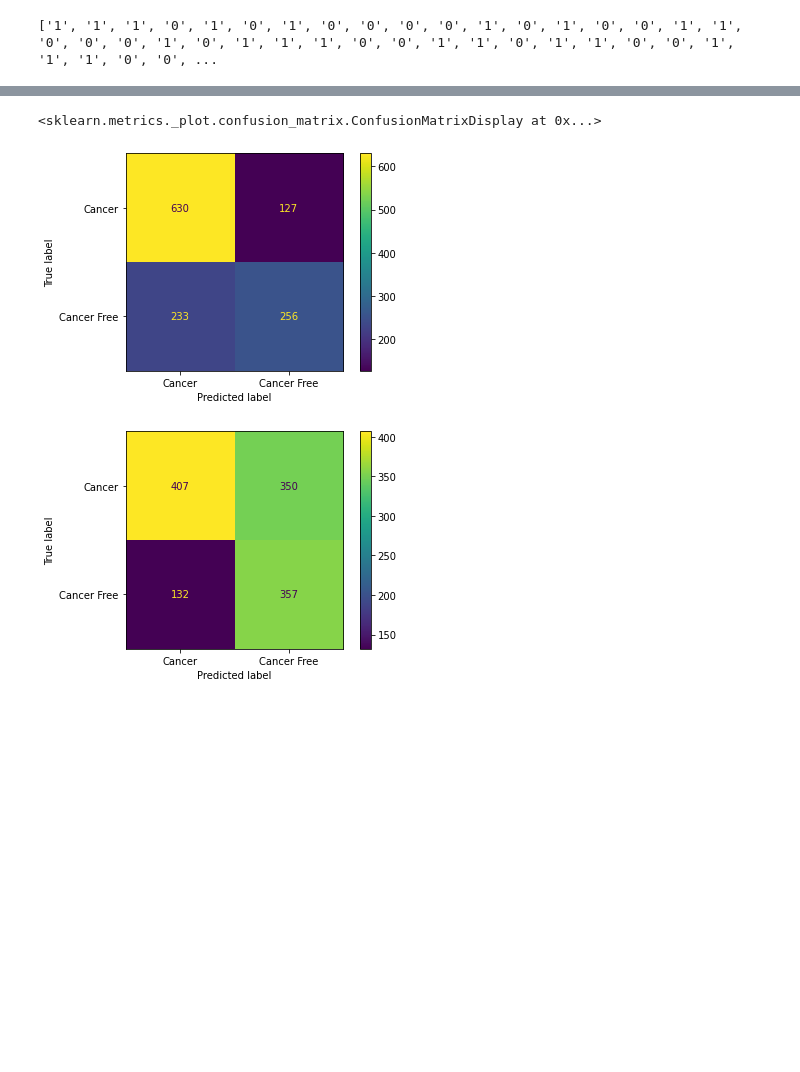
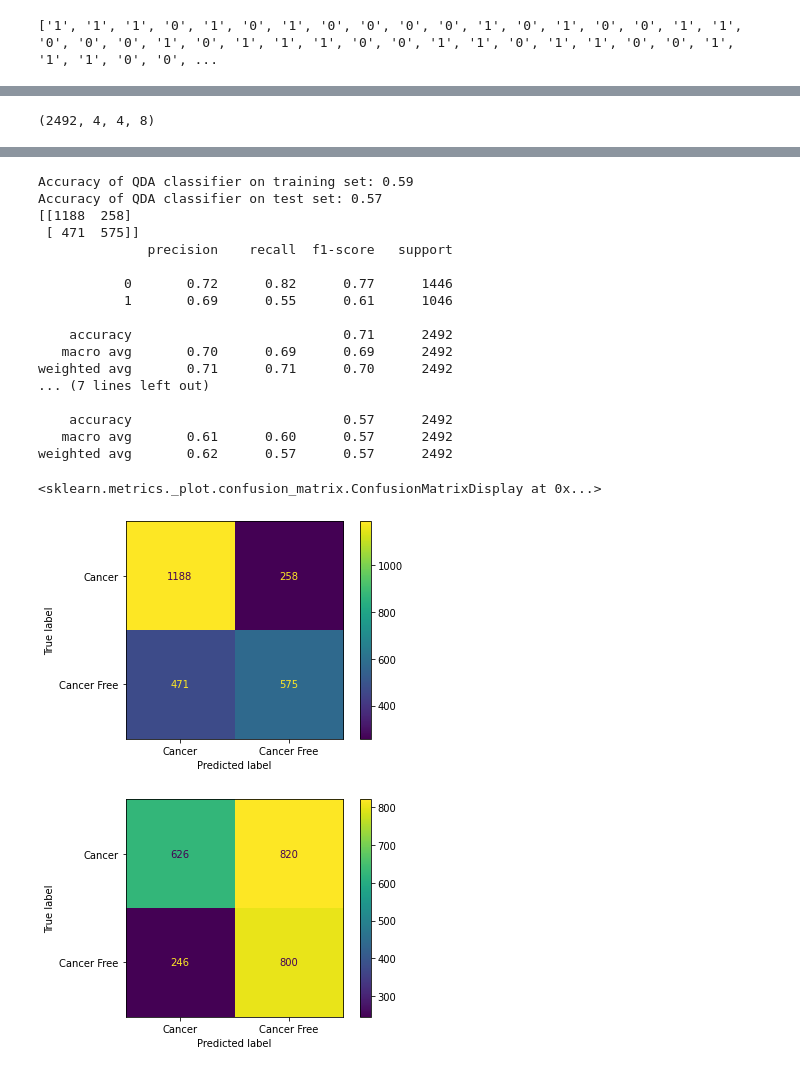
Before and after one commit to EMAT31530/ai-group-project-group-22, a Jupyter notebook: Autoencoder.ipynb, the cells around one changed output, grey strips where cells are left out. Saved outputs shown, nothing was run; the diff lists cells and outputs as text; code cells hidden in the pictures; blank space fills up the shorter version.

```diff
--- a/Autoencoder.ipynb
+++ b/Autoencoder.ipynb
@@ -220,3 +437,17 @@ def build_autoencoder_d(img_shape, code_size):
   decoder.add(Reshape(img_shape))
 
   return encoder, decoder
+# %%
+# Same as (32,32,3), we neglect the number of instances from shape
+IMG_SHAPE = X_SL.shape[1:]
+encoderC, decoderC = build_autoencoder_Conv(IMG_SHAPE, 20)
+
+inp = Input(IMG_SHAPE)
+code = encoderC(inp)
+reconstruction = decoderC(code)
+
+autoencoderC = Model(inp,reconstruction)
+opt = tf.keras.optimizers.Adam(0.001)
+autoencoderC.compile(optimizer=opt, loss='mse', metrics=['accuracy'])
+
+print(autoencoderC.summary())
@@ -420,30 +654,38 @@ from sklearn.metrics import confusion_matrix
+# %%
+codes_train_array = np.array(Conv_codes_train)
+codes_test_array = np.array(Conv_codes_test)
+print(codes_test_array.shape)
+codes_train = codes_train_array.reshape(9964,128)
+codes_test = codes_test_array.reshape(2492,128)
+# %% [output]
+(2492, 4, 4, 8)
 # %%
 from sklearn.metrics import classification_report, ConfusionMatrixDisplay
 from sklearn.metrics import confusion_matrix
 from sklearn.discriminant_analysis import LinearDiscriminantAnalysis
 lda = LinearDiscriminantAnalysis()
-lda.fit(codes_train, y_train)
+lda.fit(codes_train, SLy_train)
 print('Accuracy of LDA classifier on training set: {:.2f}'
-     .format(lda.score(codes_train, y_train)))
+     .format(lda.score(codes_train, SLy_train)))
 print('Accuracy of LDA classifier on test set: {:.2f}'
-     .format(lda.score(codes_test, y_test)))
+     .format(lda.score(codes_test, SLy_test)))
 
 from sklearn.discriminant_analysis import QuadraticDiscriminantAnalysis
 qda = QuadraticDiscriminantAnalysis()
-qda.fit(codes_train, y_train)
+qda.fit(codes_train, SLy_train)
 print('Accuracy of QDA classifier on training set: {:.2f}'
-     .format(qda.score(codes_train, y_train)))
+     .format(qda.score(codes_train, SLy_train)))
 print('Accuracy of QDA classifier on test set: {:.2f}'
-     .format(qda.score(codes_test, y_test)))
+     .format(qda.score(codes_test, SLy_test)))
 
 y_pred_lda = lda.predict(codes_test)
 y_pred_qda = qda.predict(codes_test)
 
-print(confusion_matrix(y_test, y_pred_lda))
-print(classification_report(y_test, y_pred_lda))
-print(confusion_matrix(y_test, y_pred_qda))
-print(classification_report(y_test, y_pred_qda))
+print(confusion_matrix(SLy_test, y_pred_lda))
+print(classification_report(SLy_test, y_pred_lda))
+print(confusion_matrix(SLy_test, y_pred_qda))
+print(classification_report(SLy_test, y_pred_qda))
 
-ConfusionMatrixDisplay.from_predictions(y_test, y_pred_lda, display_labels=['Cancer', 'Cancer Free'])
-ConfusionMatrixDisplay.from_predictions(y_test, y_pred_qda, display_labels=['Cancer', 'Cancer Free'])
+ConfusionMatrixDisplay.from_predictions(SLy_test, y_pred_lda, display_labels=['Cancer', 'Cancer Free'])
+ConfusionMatrixDisplay.from_predictions(SLy_test, y_pred_qda, display_labels=['Cancer', 'Cancer Free'])
 # %% [output]
@@ -467,3 +694,20 @@ weighted avg       0.66      0.61      0.62      1246
-<sklearn.metrics._plot.confusion_matrix.ConfusionMatrixDisplay at 0x...>
+Accuracy of QDA classifier on training set: 0.59
+Accuracy of QDA classifier on test set: 0.57
+[[1188  258]
+ [ 471  575]]
+              precision    recall  f1-score   support
+
+           0       0.72      0.82      0.77      1446
+           1       0.69      0.55      0.61      1046
+
+    accuracy                           0.71      2492
+   macro avg       0.70      0.69      0.69      2492
+weighted avg       0.71      0.71      0.70      2492
+... (7 lines left out)
+
+    accuracy                           0.57      2492
+   macro avg       0.61      0.60      0.57      2492
+weighted avg       0.62      0.57      0.57      2492
+<sklearn.metrics._plot.confusion_matrix.ConfusionMatrixDisplay at 0x...>
-[figure, old version]
+[figure, new version]
-[figure, old version]
+[figure, new version]
```
Also changed, not shown: parts of 69 cells of this notebook.
